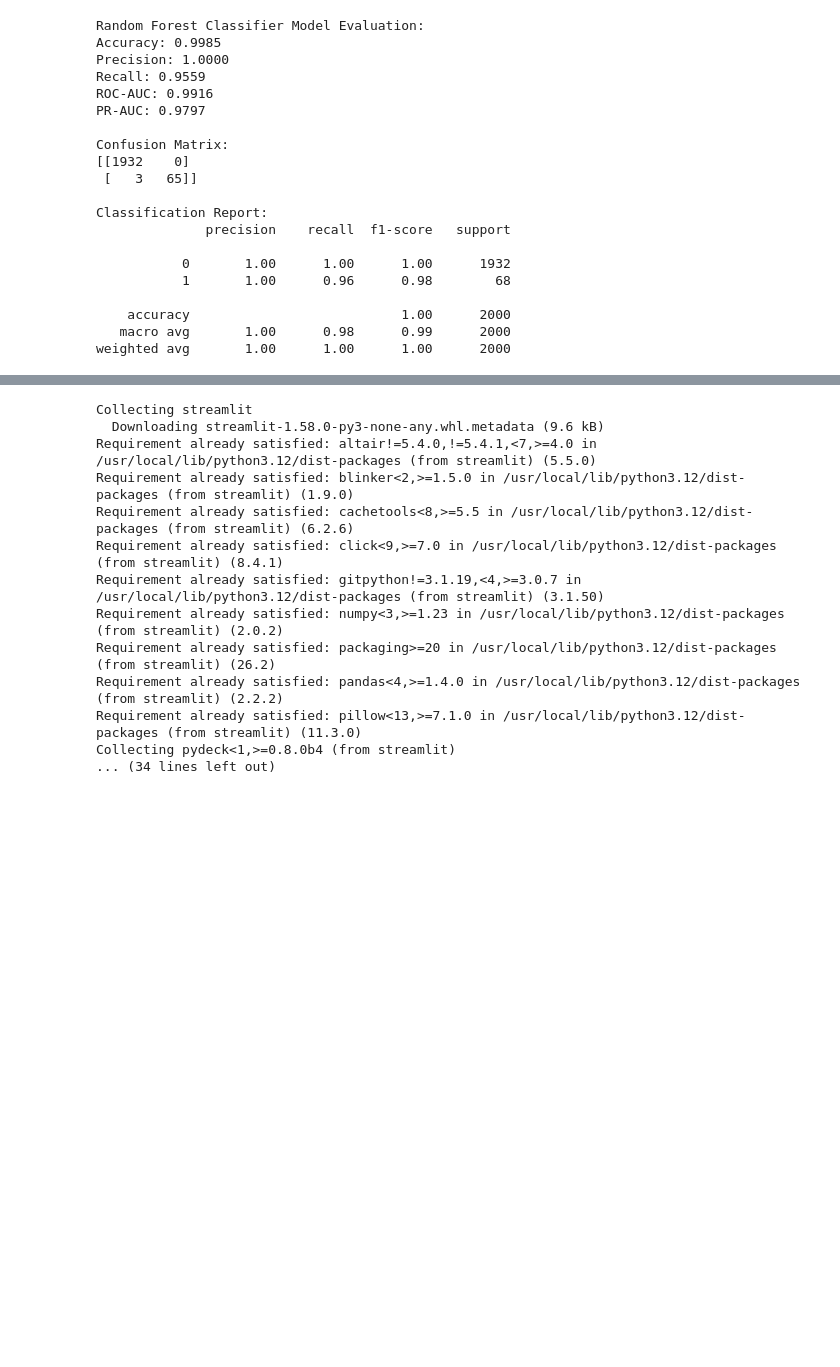
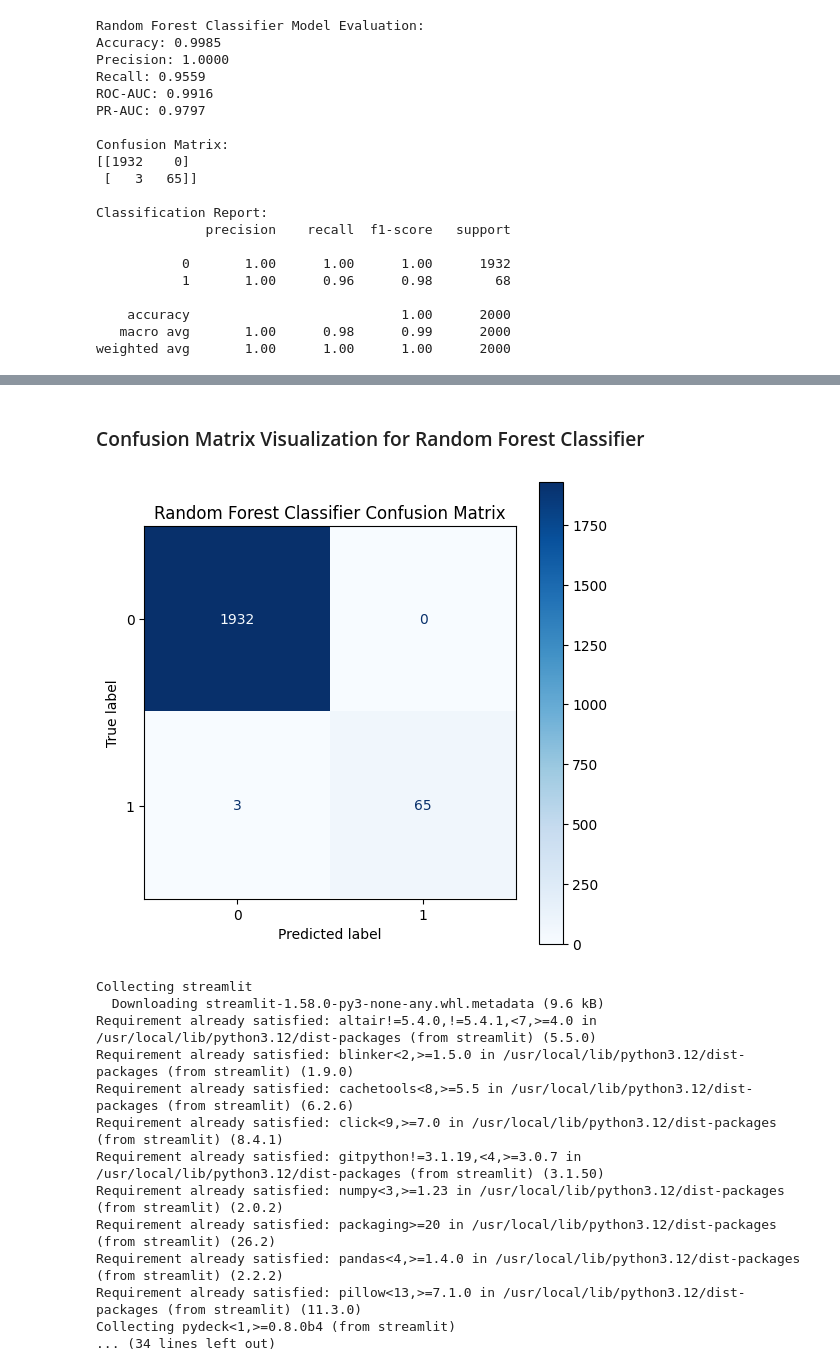
Before and after one commit to SaymaSJ/Machine-learning-project-practice, a Jupyter notebook: Predictive_Maintenance_Machine_Failure_Prediction.ipynb, the cells around one changed output, grey strips where cells are left out. Cells and saved outputs as stored; diff of their text form; code cells hidden in the pictures; blank space fills up the shorter version.

```diff
--- a/Predictive_Maintenance_Machine_Failure_Prediction.ipynb
+++ b/Predictive_Maintenance_Machine_Failure_Prediction.ipynb
@@ -367,3 +379,15 @@ weighted avg       1.00      1.00      1.00      2000
+# %% [markdown]
+### Confusion Matrix Visualization for Random Forest Classifier
+# %%
+from sklearn.metrics import ConfusionMatrixDisplay
+
+# Plot Confusion Matrix for Random Forest Classifier
+fig_rf_cm, ax_rf_cm = plt.subplots(figsize=(6, 6))
+ConfusionMatrixDisplay.from_estimator(random_forest, X_test, y_test, cmap=plt.cm.Blues, ax=ax_rf_cm)
+ax_rf_cm.set_title('Random Forest Classifier Confusion Matrix')
+plt.show()
+# %% [output]
+[figure, added]
 # %%
 !pip install streamlit
 # %% [output]
```
Also changed, not shown: parts of 20 cells of this notebook.
